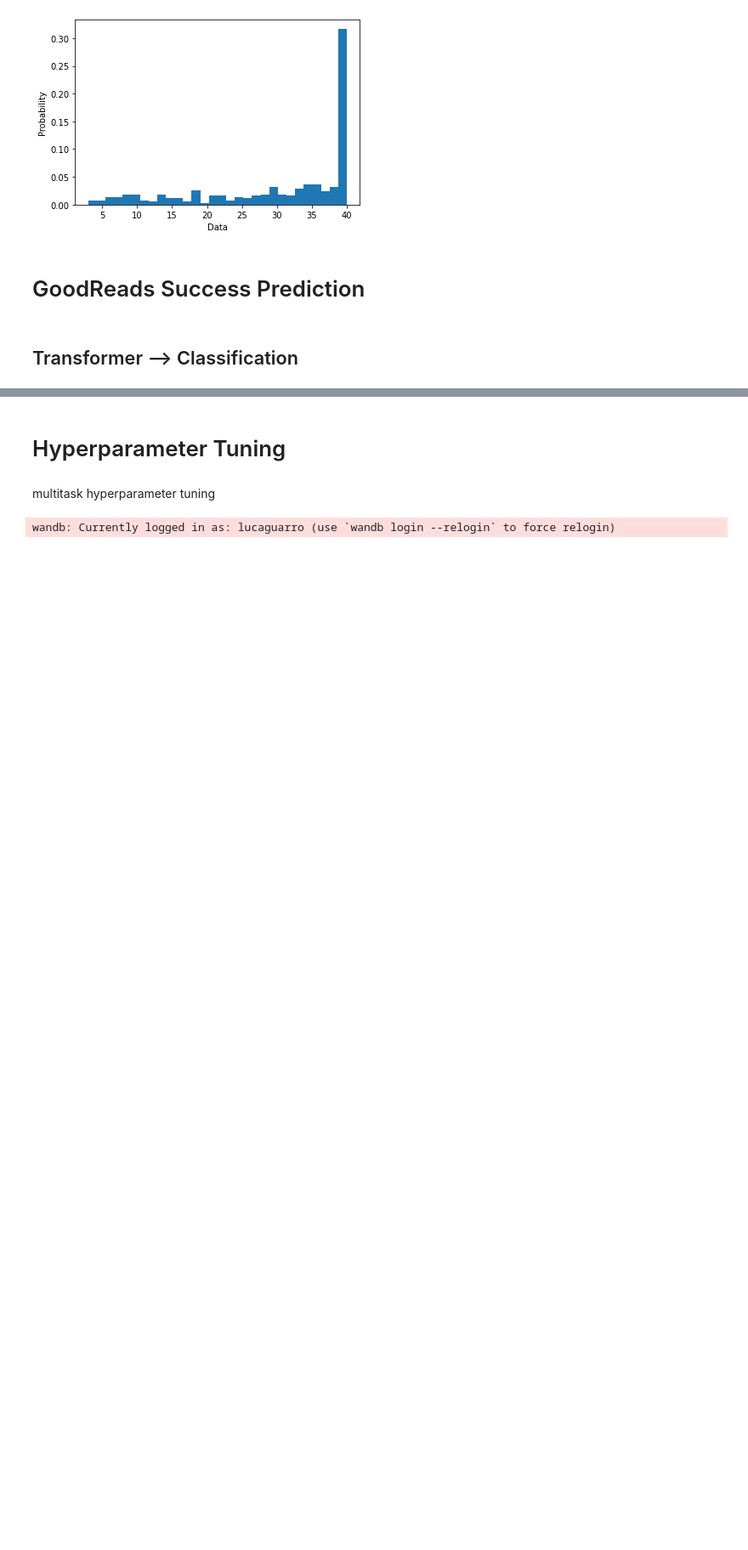
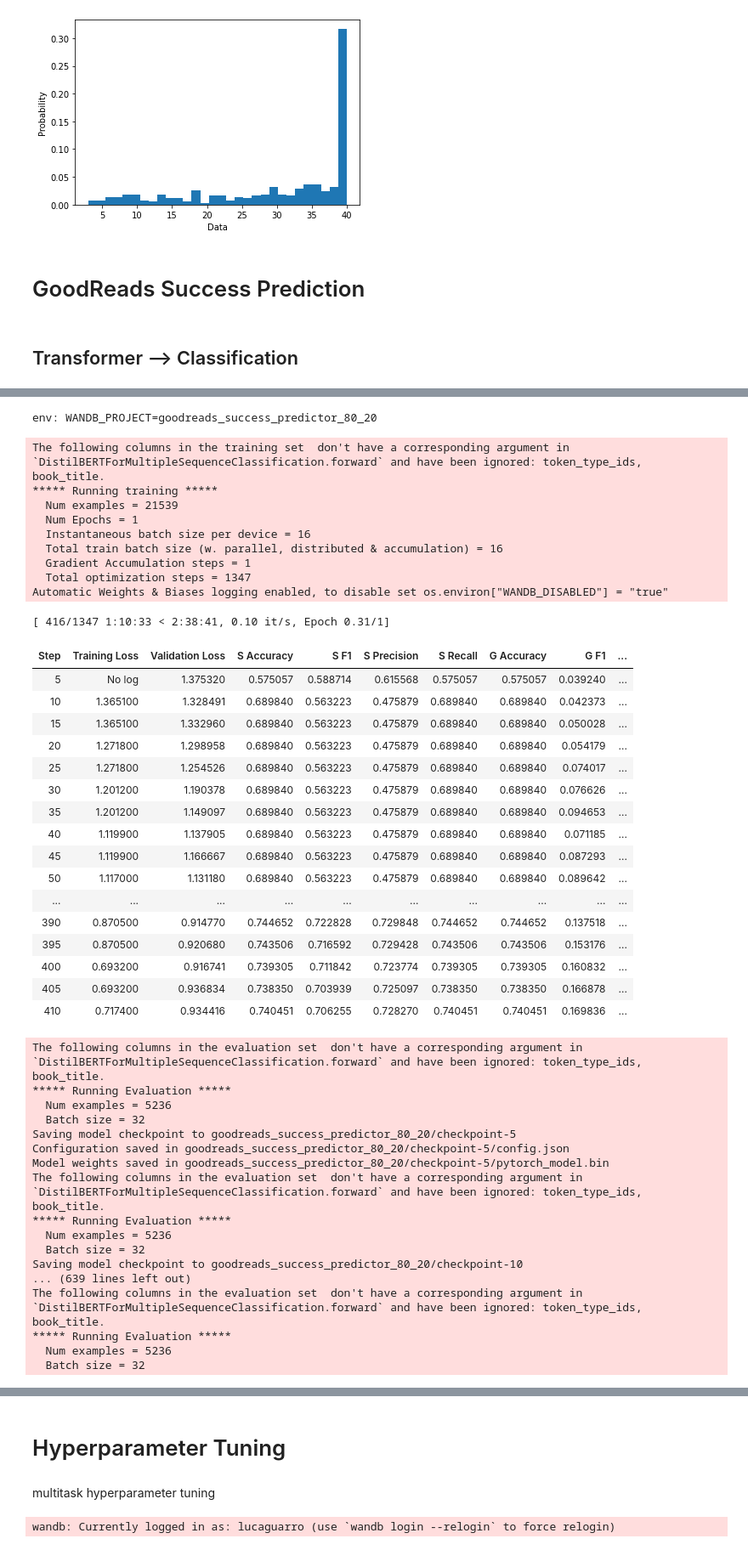
Before and after one commit to lucaguarro/BookSuccessPredictor, a Jupyter notebook: ModelTraining/Goodreads_stage1.ipynb, the cells around one changed output, grey strips where cells are left out. Shown at 85% size. Saved outputs shown, nothing was run; the diff lists cells and outputs as text; code cells hidden in the pictures; blank space fills up the shorter version.

```diff
--- a/ModelTraining/Goodreads_stage1.ipynb
+++ b/ModelTraining/Goodreads_stage1.ipynb
@@ -202,6 +225,11 @@ file.Upload()
 #### Loading
 # %%
 load_path = Path(config['Drive']['drive_base_path']) / 'BookSuccessPredictor' / 'datasets' / 'goodreads_maharjan_super' / 'already_tokenized'
+# %%
+if config['Datasets']['split'] == '80_20':
+  load_path = load_path / '80_20'
+else:
+  load_path = load_path / '60_40'
 # %%
 if (config['Model']['name'] == 'albert-base-v2'):
   load_path = load_path / 'ALBERT_NER_512'
@@ -214,7 +242,7 @@ elif (config['Model']['name'] == 'bert-base-uncased'):
 
 elif (config['Model']['name'] == 'distilbert-base-uncased'):
   if (eval(config['Tokenizer']['overlap'])):
-    load_path = load_path / 'DistilBERT_UNCASED_NER_512_w50overlap_multitask'
+    load_path = load_path / 'DistilBERT_UNCASED_NER_512_w50overlap'
   else:
     load_path = load_path / 'DistilBERT_UNCASED_NER_512'
 
@@ -350,20 +378,25 @@ chunked_encoded_dataset['train'] = chunked_encoded_dataset['train'].filter(filte
 # %% [markdown]
 ## Transformer --> Classification
 # %%
+from MultiTaskExtensions import DistilBERTForMultipleSequenceClassification
+from transformers import DistilBertConfig
 pretrained_model_name_or_path = config['Model']['name']
 if (config['WandB']['use_WandB_pretrained']):
   run = wandb.init()
-  artifact = run.use_artifact('lucaguarro/goodreads_success_predictor/goodreads_success_predictor_BERT512:v0', type='model')
+  artifact = run.use_artifact('lucaguarro/goodreads_success_predictor/model-1fajaalf:v0', type='model')
   pretrained_model_name_or_path = artifact.download()
 
 if (config['Model']['multi_task']):
   metric_for_best_model = 'eval_s_f1'
   if (config['Model']['name'] == 'distilbert-base-uncased'):
     from MultiTaskExtensions import DistilBERTForMultipleSequenceClassification
-    model = DistilBERTForMultipleSequenceClassification.from_pretrained(pretrained_model_name_or_path, num_labels=2)
+    db_config = DistilBertConfig.from_pretrained(pretrained_model_name_or_path)
+    db_config.update({'_name_or_path': pretrained_model_name_or_path, 'alpha': 0.5})
+    print(db_config)
+    model = DistilBERTForMultipleSequenceClassification.from_pretrained(pretrained_model_name_or_path = db_config._name_or_path, config = db_config)
   else:
     from MultiTaskExtensions import BertForMultipleSequenceClassification
-    model = BertForMultipleSequenceClassification.from_pretrained(pretrained_model_name_or_path, num_labels=2)
+    model = BertForMultipleSequenceClassification.from_pretrained(pretrained_model_name_or_path)
 
 else:
   metric_for_best_model = 'eval_f1'
@@ -372,33 +435,80 @@ else:
 # %%
-%env WANDB_PROJECT=goodreads_success_predictor
+%env WANDB_PROJECT=goodreads_success_predictor_80_20
 
 training_args = TrainingArguments(
-    run_name,
+    'goodreads_success_predictor_80_20',
     # output_dir='./results',          # output directory
     num_train_epochs=1,              # total number of training epochs
     per_device_train_batch_size=16,  # batch size per device during training
     learning_rate=0.00005,
     per_device_eval_batch_size=32,   # batch size for evaluation
     warmup_steps=19,                # number of warmup steps for learning rate scheduler
     weight_decay=0.01,               # strength of weight decay
     # logging_dir='./logs',            # directory for storing logs
     logging_steps=10,
     evaluation_strategy = "steps",
     eval_steps = 5, # prob better if set to 601 that way it evenly divides into the epochs
     load_best_model_at_end = True,
-    metric_for_best_model = 'eval_f1',
+    metric_for_best_model = 'eval_s_f1',
     greater_is_better = True,
-    report_to = "wandb"
+    report_to = "wandb",
+    save_total_limit = 5
     # learning rate, play around with weight_decay
     # select best model (and not the last one); use validation loss to pick the best model
 )
 
 trainer = Trainer(
     model=model,                         # the instantiated 🤗 Transformers model to be trained
     args=training_args,                  # training arguments, defined above
     train_dataset=chunked_encoded_dataset['train'],         # training dataset             # evaluation dataset
     eval_dataset=chunked_encoded_dataset['validation'],
     compute_metrics = compute_metrics
 )
 
 trainer.train()
+# %% [output]
+env: WANDB_PROJECT=goodreads_success_predictor_80_20
+The following columns in the training set  don't have a corresponding argument in `DistilBERTForMultipleSequenceClassification.forward` and have been ignored: token_type_ids, book_title.
+***** Running training *****
+  Num examples = 21539
+  Num Epochs = 1
+  Instantaneous batch size per device = 16
+  Total train batch size (w. parallel, distributed & accumulation) = 16
+  Gradient Accumulation steps = 1
+  Total optimization steps = 1347
+Automatic Weights & Biases logging enabled, to disable set os.environ["WANDB_DISABLED"] = "true"
+[ 416/1347 1:10:33 < 2:38:41, 0.10 it/s, Epoch 0.31/1]
+| Step | Training Loss | Validation Loss | S Accuracy | S F1 | S Precision | S Recall | G Accuracy | G F1 | ... |
+| 5 | No log | 1.375320 | 0.575057 | 0.588714 | 0.615568 | 0.575057 | 0.575057 | 0.039240 | ... |
+| 10 | 1.365100 | 1.328491 | 0.689840 | 0.563223 | 0.475879 | 0.689840 | 0.689840 | 0.042373 | ... |
+| 15 | 1.365100 | 1.332960 | 0.689840 | 0.563223 | 0.475879 | 0.689840 | 0.689840 | 0.050028 | ... |
+| 20 | 1.271800 | 1.298958 | 0.689840 | 0.563223 | 0.475879 | 0.689840 | 0.689840 | 0.054179 | ... |
+| 25 | 1.271800 | 1.254526 | 0.689840 | 0.563223 | 0.475879 | 0.689840 | 0.689840 | 0.074017 | ... |
+| 30 | 1.201200 | 1.190378 | 0.689840 | 0.563223 | 0.475879 | 0.689840 | 0.689840 | 0.076626 | ... |
+| 35 | 1.201200 | 1.149097 | 0.689840 | 0.563223 | 0.475879 | 0.689840 | 0.689840 | 0.094653 | ... |
+| 40 | 1.119900 | 1.137905 | 0.689840 | 0.563223 | 0.475879 | 0.689840 | 0.689840 | 0.071185 | ... |
+| 45 | 1.119900 | 1.166667 | 0.689840 | 0.563223 | 0.475879 | 0.689840 | 0.689840 | 0.087293 | ... |
+| 50 | 1.117000 | 1.131180 | 0.689840 | 0.563223 | 0.475879 | 0.689840 | 0.689840 | 0.089642 | ... |
+| ... | ... | ... | ... | ... | ... | ... | ... | ... | ... |
+| 390 | 0.870500 | 0.914770 | 0.744652 | 0.722828 | 0.729848 | 0.744652 | 0.744652 | 0.137518 | ... |
+| 395 | 0.870500 | 0.920680 | 0.743506 | 0.716592 | 0.729428 | 0.743506 | 0.743506 | 0.153176 | ... |
+| 400 | 0.693200 | 0.916741 | 0.739305 | 0.711842 | 0.723774 | 0.739305 | 0.739305 | 0.160832 | ... |
+| 405 | 0.693200 | 0.936834 | 0.738350 | 0.703939 | 0.725097 | 0.738350 | 0.738350 | 0.166878 | ... |
+| 410 | 0.717400 | 0.934416 | 0.740451 | 0.706255 | 0.728270 | 0.740451 | 0.740451 | 0.169836 | ... |
+The following columns in the evaluation set  don't have a corresponding argument in `DistilBERTForMultipleSequenceClassification.forward` and have been ignored: token_type_ids, book_title.
+***** Running Evaluation *****
+  Num examples = 5236
+  Batch size = 32
+Saving model checkpoint to goodreads_success_predictor_80_20/checkpoint-5
+Configuration saved in goodreads_success_predictor_80_20/checkpoint-5/config.json
+Model weights saved in goodreads_success_predictor_80_20/checkpoint-5/pytorch_model.bin
+The following columns in the evaluation set  don't have a corresponding argument in `DistilBERTForMultipleSequenceClassification.forward` and have been ignored: token_type_ids, book_title.
+***** Running Evaluation *****
+  Num examples = 5236
+  Batch size = 32
+Saving model checkpoint to goodreads_success_predictor_80_20/checkpoint-10
+... (639 lines left out)
+The following columns in the evaluation set  don't have a corresponding argument in `DistilBERTForMultipleSequenceClassification.forward` and have been ignored: token_type_ids, book_title.
+***** Running Evaluation *****
+  Num examples = 5236
+  Batch size = 32
```
Also changed, not shown: parts of 19 cells of this notebook, 8 other files.
